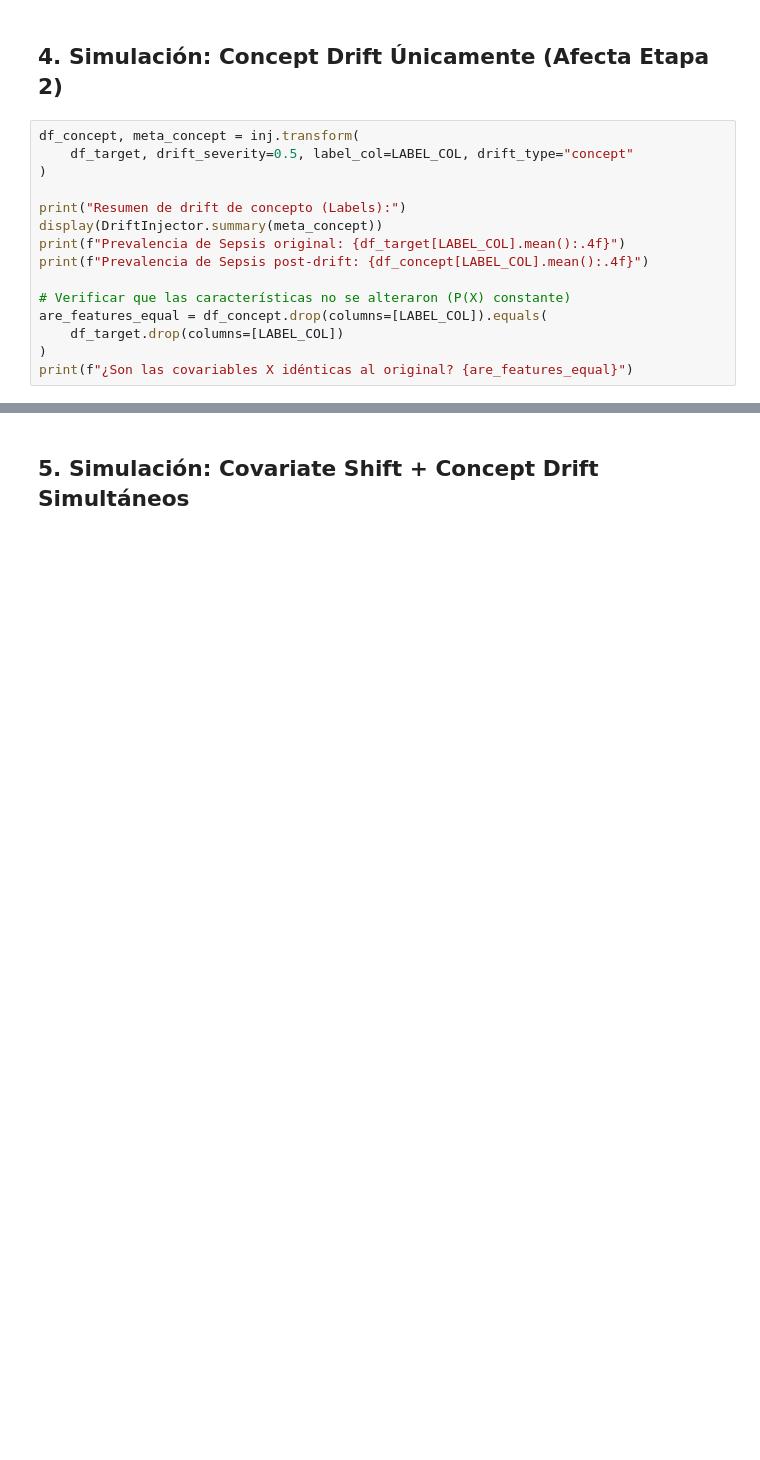
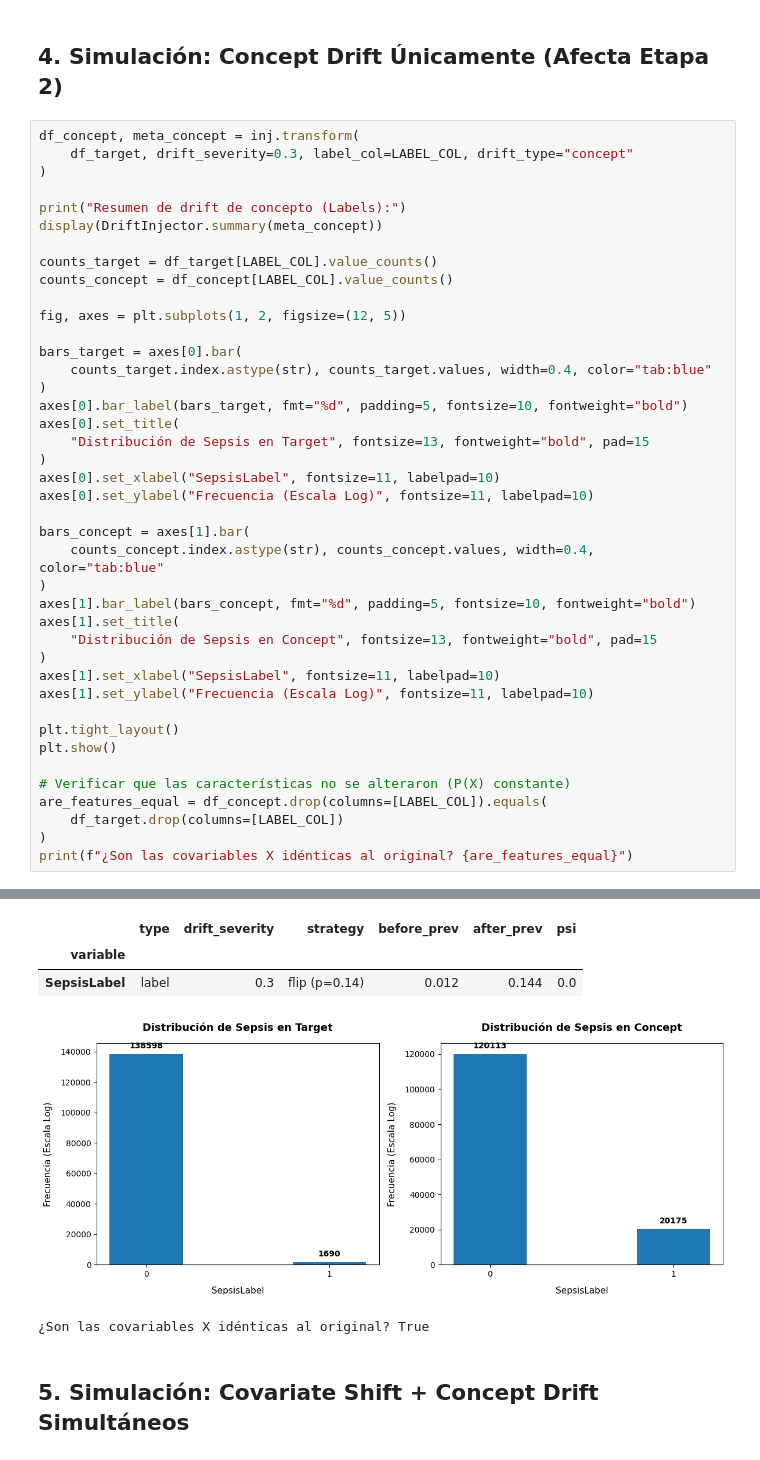
Before and after one commit to jeffreymonjacastro/tesis-darl, a Jupyter notebook: code/src/notebooks/drift_demo.ipynb, the cells around one changed output, grey strips where cells are left out. Drawn from its saved outputs; the diff is of its cells as text; blank space fills up the shorter version.

```diff
--- a/code/src/notebooks/drift_demo.ipynb
+++ b/code/src/notebooks/drift_demo.ipynb
@@ -100,16 +111,43 @@ plt.show()
 ## 4. Simulación: Concept Drift Únicamente (Afecta Etapa 2)
 # %%
 df_concept, meta_concept = inj.transform(
-    df_target, drift_severity=0.5, label_col=LABEL_COL, drift_type="concept"
+    df_target, drift_severity=0.3, label_col=LABEL_COL, drift_type="concept"
 )
 
 print("Resumen de drift de concepto (Labels):")
 display(DriftInjector.summary(meta_concept))
-print(f"Prevalencia de Sepsis original: {df_target[LABEL_COL].mean():.4f}")
-print(f"Prevalencia de Sepsis post-drift: {df_concept[LABEL_COL].mean():.4f}")
+
+counts_target = df_target[LABEL_COL].value_counts()
+counts_concept = df_concept[LABEL_COL].value_counts()
+
+fig, axes = plt.subplots(1, 2, figsize=(12, 5))
+
+bars_target = axes[0].bar(
+    counts_target.index.astype(str), counts_target.values, width=0.4, color="tab:blue"
+)
+axes[0].bar_label(bars_target, fmt="%d", padding=5, fontsize=10, fontweight="bold")
+axes[0].set_title(
+    "Distribución de Sepsis en Target", fontsize=13, fontweight="bold", pad=15
+)
+axes[0].set_xlabel("SepsisLabel", fontsize=11, labelpad=10)
+axes[0].set_ylabel("Frecuencia (Escala Log)", fontsize=11, labelpad=10)
+
+bars_concept = axes[1].bar(
+    counts_concept.index.astype(str), counts_concept.values, width=0.4, color="tab:blue"
+)
+axes[1].bar_label(bars_concept, fmt="%d", padding=5, fontsize=10, fontweight="bold")
+axes[1].set_title(
+    "Distribución de Sepsis en Concept", fontsize=13, fontweight="bold", pad=15
+)
+axes[1].set_xlabel("SepsisLabel", fontsize=11, labelpad=10)
+axes[1].set_ylabel("Frecuencia (Escala Log)", fontsize=11, labelpad=10)
+
+plt.tight_layout()
+plt.show()
 
 # Verificar que las características no se alteraron (P(X) constante)
 are_features_equal = df_concept.drop(columns=[LABEL_COL]).equals(
     df_target.drop(columns=[LABEL_COL])
 )
 print(f"¿Son las covariables X idénticas al original? {are_features_equal}")
+# %% [output]
@@ -116,3 +155,8 @@ print(f"¿Son las covariables X idénticas al original? {are_features_equal}")
+|  | type | drift_severity | strategy | before_prev | after_prev | psi |
+| variable |  |  |  |  |  |  |
+| SepsisLabel | label | 0.3 | flip (p=0.14) | 0.012 | 0.144 | 0.0 |
+[figure, added]
+¿Son las covariables X idénticas al original? True
 # %% [markdown]
 ## 5. Simulación: Covariate Shift + Concept Drift Simultáneos
 # %%
```
Also changed, not shown: parts of 8 cells of this notebook, 14 other files.
